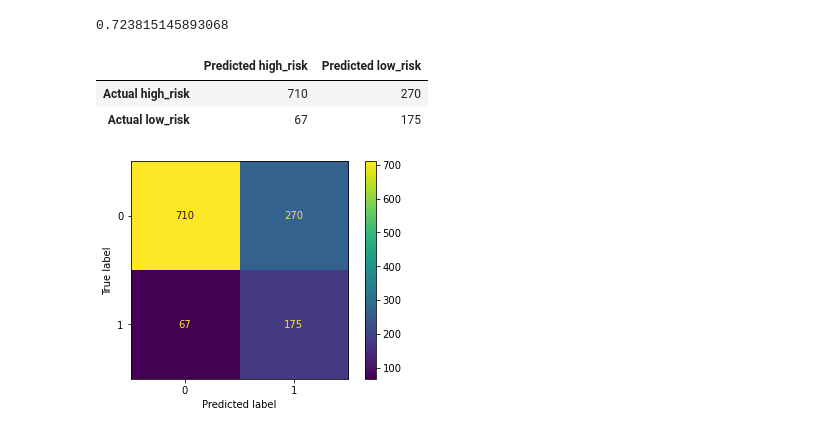
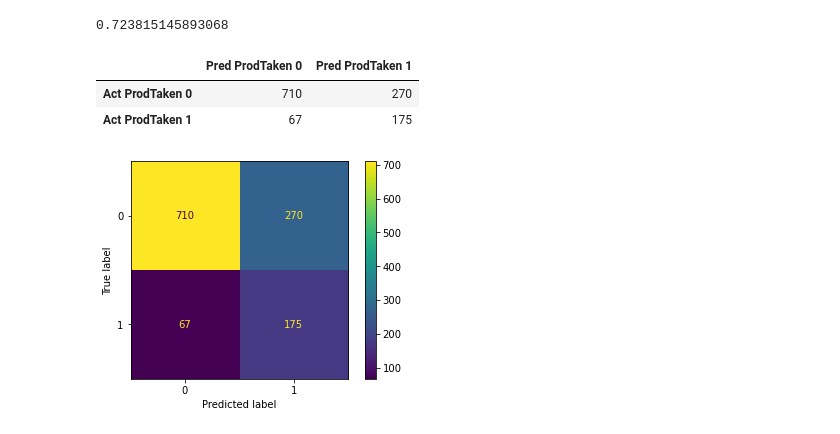
Before and after one commit to Cthompsonlbi/Team_Red, a Jupyter notebook: Notebooks/Insight_ensemble.ipynb, the cells around one changed output. Saved outputs shown, nothing was run; the diff lists cells and outputs as text; code cells hidden in the pictures.

```diff
--- a/Notebooks/Insight_ensemble.ipynb
+++ b/Notebooks/Insight_ensemble.ipynb
@@ -252,15 +242,15 @@ balanced_accuracy_score(y_test, y_pred)
 # %%
 # Display the confusion matrix
 cm = confusion_matrix(y_test, y_pred)
 
 # Create a DataFrame from the confusion matrix.
 cm_df = pd.DataFrame(
-    cm, index=["Actual high_risk", "Actual low_risk"], columns=["Predicted high_risk", "Predicted low_risk"])
+    cm, index=["Act ProdTaken 0", "Act ProdTaken 1"], columns=["Pred ProdTaken 0", "Pred ProdTaken 1"])
 cm_df
 # %% [output]
-|  | Predicted high_risk | Predicted low_risk |
-| Actual high_risk | 710 | 270 |
-| Actual low_risk | 67 | 175 |
+|  | Pred ProdTaken 0 | Pred ProdTaken 1 |
+| Act ProdTaken 0 | 710 | 270 |
+| Act ProdTaken 1 | 67 | 175 |
 # %%
 #Display confusion matrix using ConfusinMatrixDisplay
 display = ConfusionMatrixDisplay(confusion_matrix=cm,display_labels=eec.classes_)
```
Also changed, not shown: parts of 6 cells of this notebook, 1 other file.
